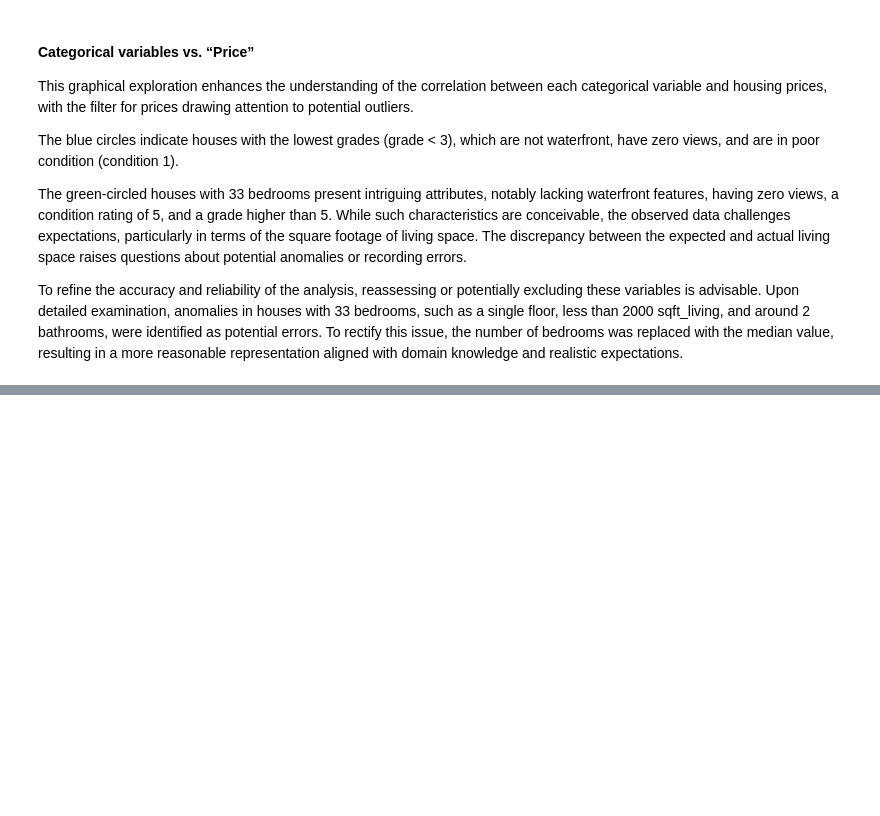
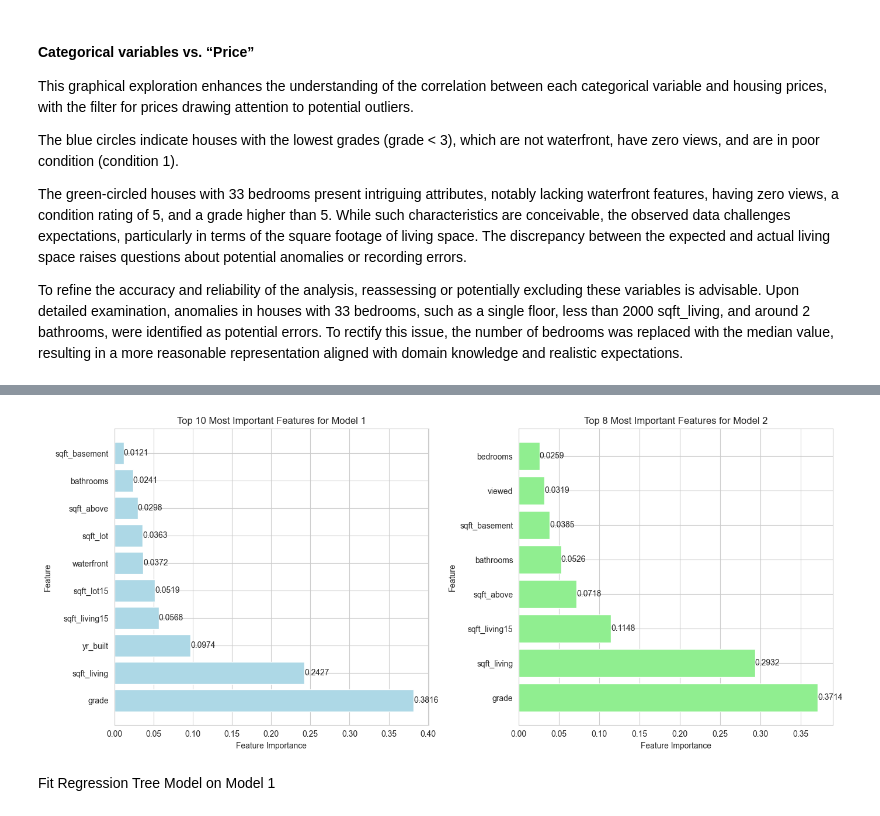
Before and after one commit to gizemguleli/RR_Project-Housing-Price-Dynamics-in-King-Cunty-WA, a Jupyter notebook: V1.ipynb, the cells around one changed output, grey strips where cells are left out. Cells and saved outputs as stored; diff of their text form; code cells hidden in the pictures; blank space fills up the shorter version.

Commit message:
adding ML modeling part

```diff
--- a/V1.ipynb
+++ b/V1.ipynb
@@ -698,0 +743,7 @@ OverflowError: int too big to convert
+# %%
+# Step 1: Split the dataset into features (X) and the target variable (y)
+X = house_data2_scaled.drop(columns=['price'])  # Features
+y = house_data2_scaled['price']  # Target variable
+
+# Step 2: Split the data into training and testing sets
+X_train, X_test, y_train, y_test = train_test_split(X, y, test_size=0.3, random_state=42)
@@ -698,0 +761,10 @@ OverflowError: int too big to convert
+# %%
+## Define features for each model
+# Model 1: All features
+X_model1_train = X_train.copy()
+X_model1_test = X_test.copy()
+
+# Model 2: Selected features only
+selected_features = ["bathrooms", "bedrooms", "grade", "sqft_above", "sqft_basement", "sqft_living", "sqft_living15", "viewed"]
+X_model2_train = X_train[selected_features].copy()
+X_model2_test = X_test[selected_features].copy()
@@ -698,0 +823,53 @@ OverflowError: int too big to convert
+# %%
+# Get feature importances for Model 1
+feature_importances_1 = tree_model_1.feature_importances_
+
+# Sort features based on their importances for Model 1
+sorted_indices_1 = np.argsort(feature_importances_1)[::-1]
+sorted_features_1 = X_model1_train.columns[sorted_indices_1]
+sorted_importances_1 = feature_importances_1[sorted_indices_1]
+
+# Plot the top N most important features for Model 1
+plt.figure(figsize=(14, 6))
+
+plt.subplot(1, 2, 1)  # Subplot for Model 1
+top_n = 10  # Adjust the number of features to display
+bars_1 = plt.barh(range(top_n), sorted_importances_1[:top_n], align='center', color='lightblue')  # Set color to light blue
+plt.yticks(range(top_n), sorted_features_1[:top_n])
+plt.xlabel('Feature Importance')
+plt.ylabel('Feature')
+plt.title('Top {} Most Important Features for Model 1'.format(top_n))
+
+# Add annotations to the bars for Model 1
+for bar, importance in zip(bars_1, sorted_importances_1[:top_n]):
+    plt.text(bar.get_width(), bar.get_y() + bar.get_height()/2, '{:.4f}'.format(importance),
+             va='center', ha='left')
+
+# Get feature importances for Model 2
+feature_importances_2 = tree_model_2.feature_importances_
+
+# Sort features based on their importances for Model 2
+sorted_indices_2 = np.argsort(feature_importances_2)[::-1]
+sorted_features_2 = X_model2_train.columns[sorted_indices_2]
+sorted_importances_2 = feature_importances_2[sorted_indices_2]
+
+# Plot the top N most important features for Model 2
+plt.subplot(1, 2, 2)  # Subplot for Model 2
+top_n_2 = min(10, len(sorted_importances_2))  # Adjust the number of features to display
+bars_2 = plt.barh(range(top_n_2), sorted_importances_2[:top_n_2], align='center', color='lightgreen')  # Set color to light green
+plt.yticks(range(top_n_2), sorted_features_2[:top_n_2])
+plt.xlabel('Feature Importance')
+plt.ylabel('Feature')
+plt.title('Top {} Most Important Features for Model 2'.format(top_n_2))
+
+# Add annotations to the bars for Model 2
+for bar, importance in zip(bars_2, sorted_importances_2[:top_n_2]):
+    plt.text(bar.get_width(), bar.get_y() + bar.get_height()/2, '{:.4f}'.format(importance),
+             va='center', ha='left')
+
+plt.tight_layout()
+plt.show()
+# %% [output]
+[figure, added]
+# %% [markdown]
+Fit Regression Tree Model on Model 1
```
Also changed, not shown: parts of 34 cells of this notebook, 1 other file.
